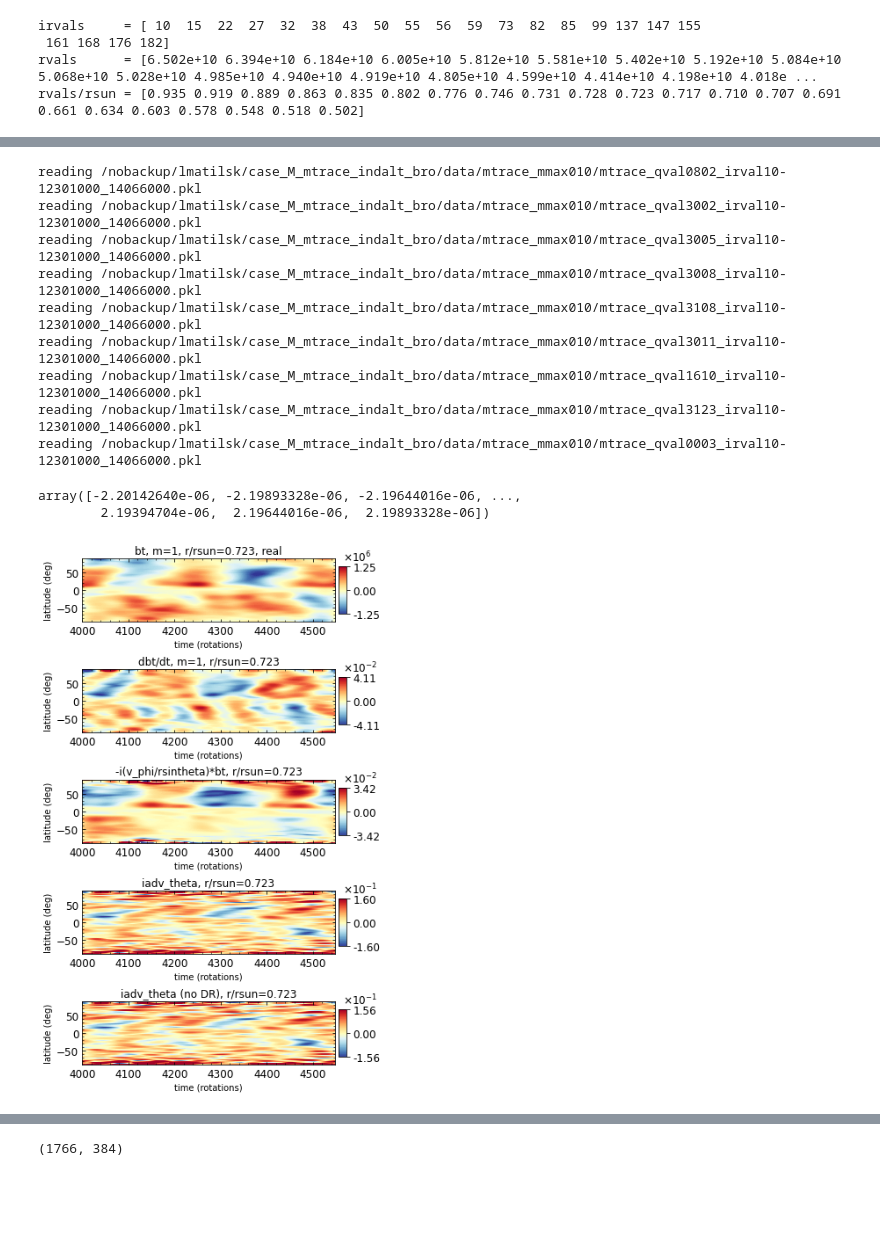
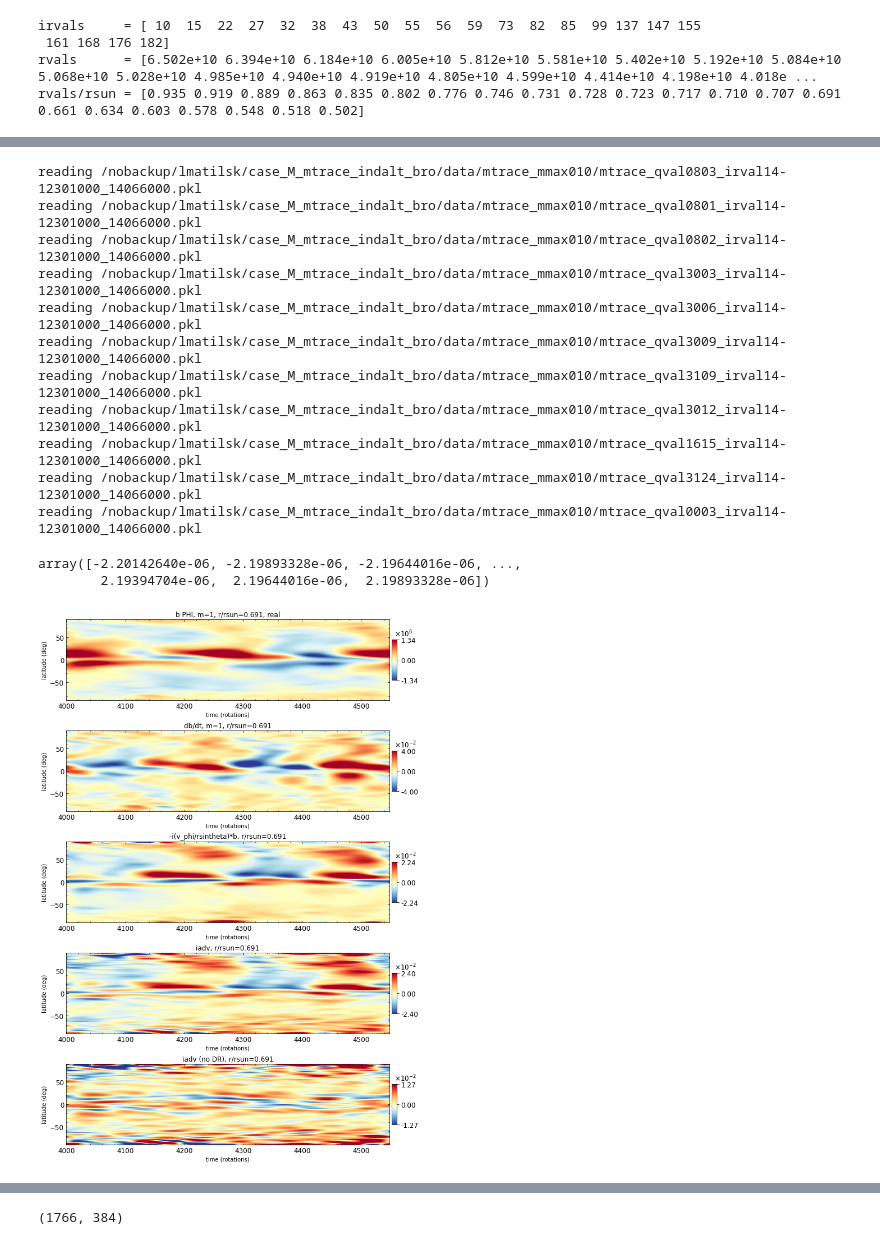
Before and after one commit to illorenzo7/Tacho_Letter_Plots_Part2, a Jupyter notebook: Induction_of_m1_noDR_phi.ipynb, the cells around one changed output, grey strips where cells are left out. Drawn from its saved outputs; the diff is of its cells as text; code cells hidden in the pictures; blank space fills up the shorter version.

```diff
--- a/Induction_of_m1_noDR_phi.ipynb
+++ b/Induction_of_m1_noDR_phi.ipynb
@@ -70,7 +70,7 @@ ir = 19, r/rsun = 0.548
 ir = 20, r/rsun = 0.518
 ir = 21, r/rsun = 0.502
 # %%
-irval = 10
+irval = 14
 part = 'real'
 mval = 1
 ntimes = 500
@@ -85,7 +85,7 @@ elif part == 'real':
 
 # read in induction data
 
-qval = 802
+qval = 803
 the_file = get_widest_range_file(mtracedir, filestem + 'qval%04i_irval%02i' %(qval, irval))
 print("reading " + the_file)
 di = get_dict(the_file)
@@ -94,43 +94,56 @@ b = di['vals'][:, mval, :]
 times = di['times']
 dbdt = np.gradient(b, times, axis=0)
 
-qval = 3002
+# poloidal field for mean shear
+qval = 801
+the_file = get_widest_range_file(mtracedir, filestem + 'qval%04i_irval%02i' %(qval, irval))
+print("reading " + the_file)
+di = get_dict(the_file)
+br = di['vals'][:, mval, :]
+
+qval = 802
+the_file = get_widest_range_file(mtracedir, filestem + 'qval%04i_irval%02i' %(qval, irval))
+print("reading " + the_file)
+di = get_dict(the_file)
+bt = di['vals'][:, mval, :]
+
+qval = 3003
 the_file = get_widest_range_file(mtracedir, filestem + 'qval%04i_irval%02i' %(qval, irval))
 print("reading " + the_file)
 di = get_dict(the_file)
 ind = di['vals'][:, mval, :]
 
-qval = 3005
+qval = 3006
 the_file = get_widest_range_file(mtracedir, filestem + 'qval%04i_irval%02i' %(qval, irval))
 print("reading " + the_file)
 di = get_dict(the_file)
 shear = di['vals'][:, mval, :]
 
-qval = 3008
+qval = 3009
 the_file = get_widest_range_file(mtracedir, filestem + 'qval%04i_irval%02i' %(qval, irval))
 print("reading " + the_file)
 di = get_dict(the_file)
 adv = di['vals'][:, mval, :]
 
-qval = 3108
+qval = 3109
 the_file = get_widest_range_file(mtracedir, filestem + 'qval%04i_irval%02i' %(qval, irval))
 print("reading " + the_file)
 di = get_dict(the_file)
 advvert = di['vals'][:, mval, :]
 
-qval = 3011
+qval = 3012
 the_file = get_widest_range_file(mtracedir, filestem + 'qval%04i_irval%02i' %(qval, irval))
 print("reading " + the_file)
 di = get_dict(the_file)
 comp = di['vals'][:, mval, :]
 
-qval = 1610
+qval = 1615
 the_file = get_widest_range_file(mtracedir, filestem + 'qval%04i_irval%02i' %(qval, irval))
 print("reading " + the_file)
 di = get_dict(the_file)
 diff = thin_data(di['vals'][:, mval, :], ntimes)
 
-qval = 3123
+qval = 3124
 the_file = get_widest_range_file(mtracedir, filestem + 'qval%04i_irval%02i' %(qval, irval))
 print("reading " + the_file)
 di = get_dict(the_file)
@@ -142,15 +155,17 @@ print("reading " + the_file)
 di = get_dict(the_file)
 vp_m0 = di['vals'][:, 0, :]/nphi
 # %% [output]
-reading /nobackup/lmatilsk/case_M_mtrace_indalt_bro/data/mtrace_mmax010/mtrace_qval0802_irval10-12301000_14066000.pkl
-reading /nobackup/lmatilsk/case_M_mtrace_indalt_bro/data/mtrace_mmax010/mtrace_qval3002_irval10-12301000_14066000.pkl
-reading /nobackup/lmatilsk/case_M_mtrace_indalt_bro/data/mtrace_mmax010/mtrace_qval3005_irval10-12301000_14066000.pkl
-reading /nobackup/lmatilsk/case_M_mtrace_indalt_bro/data/mtrace_mmax010/mtrace_qval3008_irval10-12301000_14066000.pkl
-reading /nobackup/lmatilsk/case_M_mtrace_indalt_bro/data/mtrace_mmax010/mtrace_qval3108_irval10-12301000_14066000.pkl
-reading /nobackup/lmatilsk/case_M_mtrace_indalt_bro/data/mtrace_mmax010/mtrace_qval3011_irval10-12301000_14066000.pkl
-reading /nobackup/lmatilsk/case_M_mtrace_indalt_bro/data/mtrace_mmax010/mtrace_qval1610_irval10-12301000_14066000.pkl
-reading /nobackup/lmatilsk/case_M_mtrace_indalt_bro/data/mtrace_mmax010/mtrace_qval3123_irval10-12301000_14066000.pkl
-reading /nobackup/lmatilsk/case_M_mtrace_indalt_bro/data/mtrace_mmax010/mtrace_qval0003_irval10-12301000_14066000.pkl
+reading /nobackup/lmatilsk/case_M_mtrace_indalt_bro/data/mtrace_mmax010/mtrace_qval0803_irval14-12301000_14066000.pkl
+reading /nobackup/lmatilsk/case_M_mtrace_indalt_bro/data/mtrace_mmax010/mtrace_qval0801_irval14-12301000_14066000.pkl
+reading /nobackup/lmatilsk/case_M_mtrace_indalt_bro/data/mtrace_mmax010/mtrace_qval0802_irval14-12301000_14066000.pkl
+reading /nobackup/lmatilsk/case_M_mtrace_indalt_bro/data/mtrace_mmax010/mtrace_qval3003_irval14-12301000_14066000.pkl
+reading /nobackup/lmatilsk/case_M_mtrace_indalt_bro/data/mtrace_mmax010/mtrace_qval3006_irval14-12301000_14066000.pkl
+reading /nobackup/lmatilsk/case_M_mtrace_indalt_bro/data/mtrace_mmax010/mtrace_qval3009_irval14-12301000_14066000.pkl
+reading /nobackup/lmatilsk/case_M_mtrace_indalt_bro/data/mtrace_mmax010/mtrace_qval3109_irval14-12301000_14066000.pkl
+reading /nobackup/lmatilsk/case_M_mtrace_indalt_bro/data/mtrace_mmax010/mtrace_qval3012_irval14-12301000_14066000.pkl
+reading /nobackup/lmatilsk/case_M_mtrace_indalt_bro/data/mtrace_mmax010/mtrace_qval1615_irval14-12301000_14066000.pkl
+reading /nobackup/lmatilsk/case_M_mtrace_indalt_bro/data/mtrace_mmax010/mtrace_qval3124_irval14-12301000_14066000.pkl
+reading /nobackup/lmatilsk/case_M_mtrace_indalt_bro/data/mtrace_mmax010/mtrace_qval0003_irval14-12301000_14066000.pkl
 # %%
 # get frequencies,
 dummy, freq = my_nfft(times, vp_m0)
@@ -196,45 +213,45 @@ adv_nodr = adv + 1.0j*vp_m0/xx_tl*b
 ind_nodr = ind + 1.0j*vp_m0/xx_tl*b
 # %%
 # plot to see if it makes sense...
-fig, axs, fpar = make_figure(nplots=5, ncol=1, sub_width_inches=4, sub_height_inches=1, margin_right_inches=3/4,\
+fig, axs, fpar = make_figure(nplots=5, ncol=1, sub_width_inches=8, sub_height_inches=2, margin_right_inches=3/4,\
                             margin_top_inches=1/4)
 
 ax = axs[0, 0]
 ax.set_xlabel('time (rotations)')
 ax.set_ylabel('latitude (deg)')
-ax.set_title('bt, m=%i, r/rsun=%0.3f' %(mval, radlevs.radius[irval]/rsun) + ', ' + part)
+ax.set_title('b PHI, m=%i, r/rsun=%0.3f' %(mval, radlevs.radius[irval]/rsun) + ', ' + part)
 field = partfunc(b)
 plot_timey(field, times/prot, tt_lat, fig, ax)
 
 ax = axs[1, 0]
 ax.set_xlabel('time (rotations)')
 ax.set_ylabel('latitude (deg)')
-ax.set_title('dbt/dt, m=%i, r/rsun=%0.3f' %(mval, radlevs.radius[irval]/rsun))
+ax.set_title('db/dt, m=%i, r/rsun=%0.3f' %(mval, radlevs.radius[irval]/rsun))
 field = partfunc(dbdt)
 plot_timey(field, times/prot, tt_lat, fig, ax)
 
 ax = axs[2, 0]
 ax.set_xlabel('time (rotations)')
 ax.set_ylabel('latitude (deg)')
-ax.set_title('-i(v_phi/rsintheta)*bt, r/rsun=%0.3f' %(radlevs.radius[irval]/rsun))
+ax.set_title('-i(v_phi/rsintheta)*b, r/rsun=%0.3f' %(radlevs.radius[irval]/rsun))
 field = partfunc(-1.0j*vp_m0/xx_tl*b)
 plot_timey(field, times/prot, tt_lat, fig, ax)
 
 ax = axs[3, 0]
 ax.set_xlabel('time (rotations)')
 ax.set_ylabel('latitude (deg)')
-ax.set_title('iadv_theta, r/rsun=%0.3f' %(radlevs.radius[irval]/rsun))
+ax.set_title('iadv, r/rsun=%0.3f' %(radlevs.radius[irval]/rsun))
 field = partfunc(adv)
 plot_timey(field, times/prot, tt_lat, fig, ax)
 
 ax = axs[4, 0]
 ax.set_xlabel('time (rotations)')
 ax.set_ylabel('latitude (deg)')
-ax.set_title('iadv_theta (no DR), r/rsun=%0.3f' %(radlevs.radius[irval]/rsun))
+ax.set_title('iadv (no DR), r/rsun=%0.3f' %(radlevs.radius[irval]/rsun))
 field = partfunc(adv_nodr)
 plot_timey(field, times/prot, tt_lat, fig, ax)
 # %% [output]
-[figure, old version]
+[figure, new version]
 # %%
 # now plot induction equation (remove advection by DR)
 
```
Also changed, not shown: parts of 5 cells of this notebook, 3 other files.
